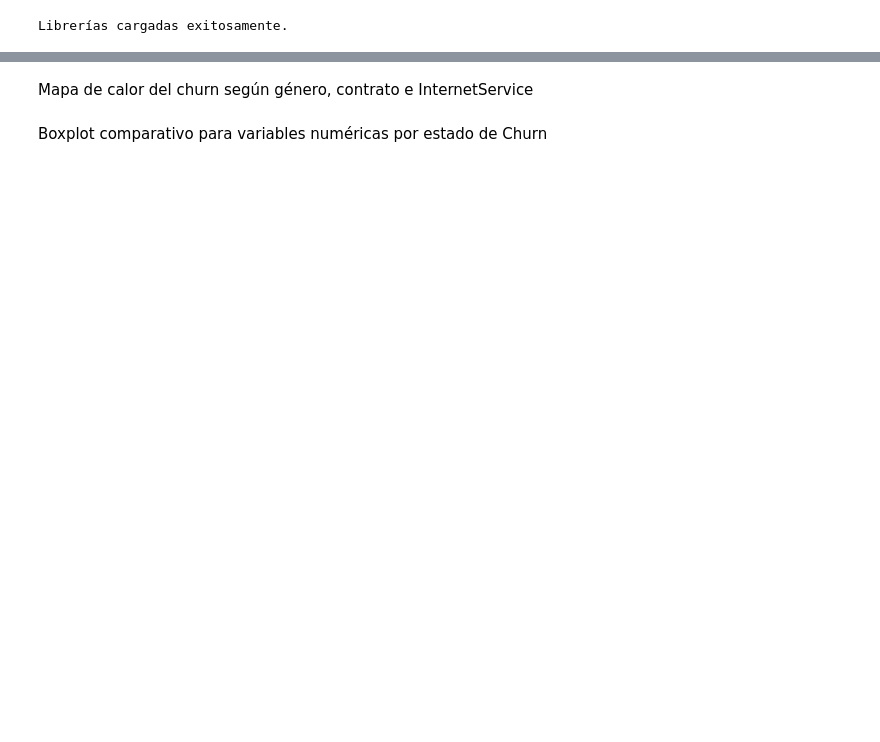
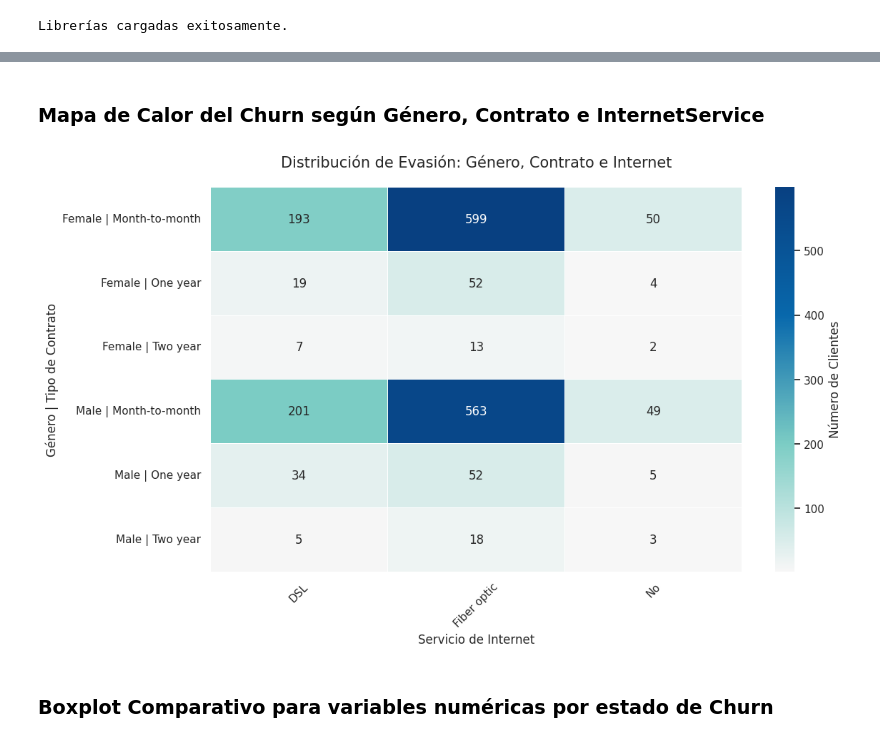
Before and after one commit to marcochc99/Challenge_TelecomX, a Jupyter notebook: TelecomX.ipynb, the cells around one changed output, grey strips where cells are left out. Cells and saved outputs as stored; diff of their text form; code cells hidden in the pictures; blank space fills up the shorter version.

```diff
--- a/TelecomX.ipynb
+++ b/TelecomX.ipynb
@@ -351,4 +402,4 @@ plt.show()
 # %%
 # Filtrado de clientes que se dieron de baja (Churn = "Yes")
-client_evade = df_final.query('Churn == "Yes"')
-client_evade
+client_evade = df_final.query('Churn == "Yes"').copy().reset_index(drop=True)
+client_evade.head()
@@ -355,22 +414,30 @@ client_evade
 # %% [markdown]
-Mapa de calor del churn según género, contrato e InternetService
+### Mapa de Calor del Churn según Género, Contrato e InternetService
 # %%
 from matplotlib.colors import LinearSegmentedColormap
-client_evade[['Gender','InternetService','Contract']].value_counts()
 cliente_evade = client_evade.copy()
-
 cliente_evade['Gender_Contract'] = cliente_evade['Gender'] + " | " + cliente_evade['Contract']
-
 heatmap_data = cliente_evade.groupby(['Gender_Contract', 'InternetService']).size().unstack()
 
-semaforo = LinearSegmentedColormap.from_list("violeta_custom", ["green", "blue", "purple"])
+colores = ["#f7f7f7", "#7bccc4", "#0868ac", "#084081"]
+semaforo_pro = LinearSegmentedColormap.from_list("custom_cool", colores)
 
-plt.figure(figsize=(10, 8))
+plt.figure(figsize=(12, 7))
 
-sns.heatmap(heatmap_data, annot=True, fmt='d', cmap=semaforo)
-plt.title('Recuento de evasión por variables categóricas')
-plt.xlabel('InternetService')
-plt.ylabel('Gender + Contract')
+sns.heatmap(heatmap_data,
+            annot=True,
+            fmt='d',
+            cmap=semaforo_pro,
+            linewidths=.5,
+            cbar_kws={'label': 'Número de Clientes'})
+
+plt.title('Distribución de Evasión: Género, Contrato e Internet', fontsize=15, pad=20)
+plt.xlabel('Servicio de Internet', fontsize=12)
+plt.ylabel('Género | Tipo de Contrato', fontsize=12)
+
+plt.xticks(rotation=45)
 plt.show()
+# %% [output]
+[figure, added]
 # %% [markdown]
-Boxplot comparativo para variables numéricas por estado de Churn
+### Boxplot Comparativo para variables numéricas por estado de Churn
```
Also changed, not shown: parts of 44 cells of this notebook.
